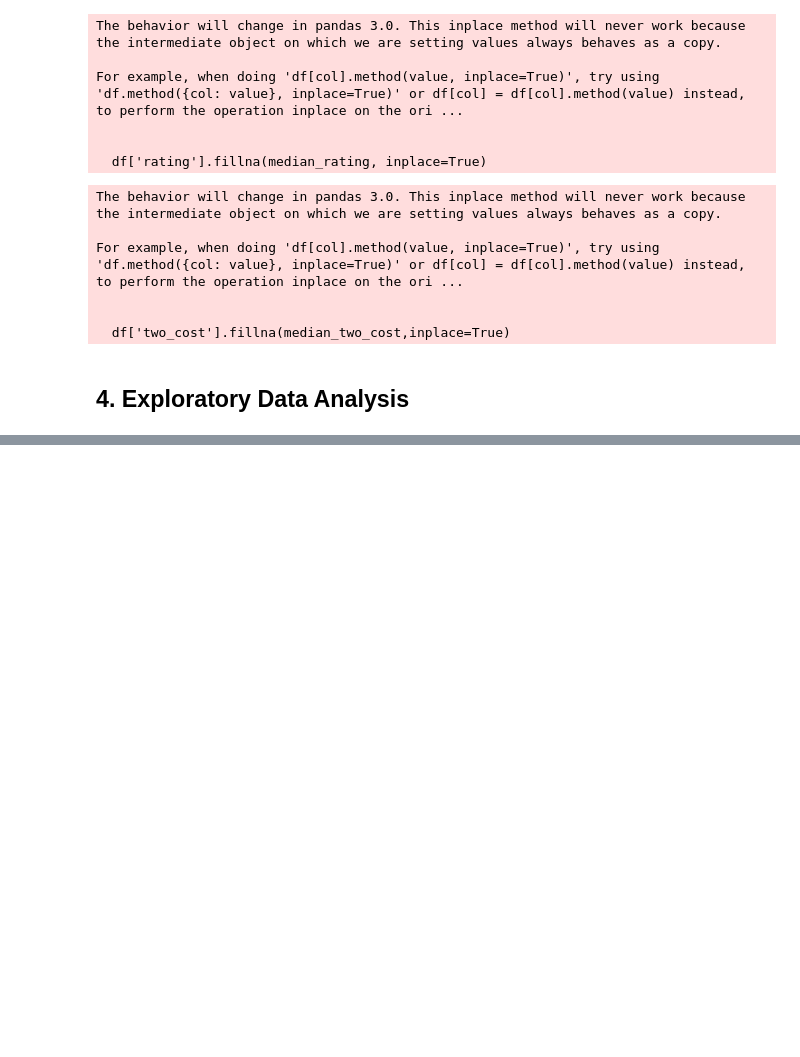
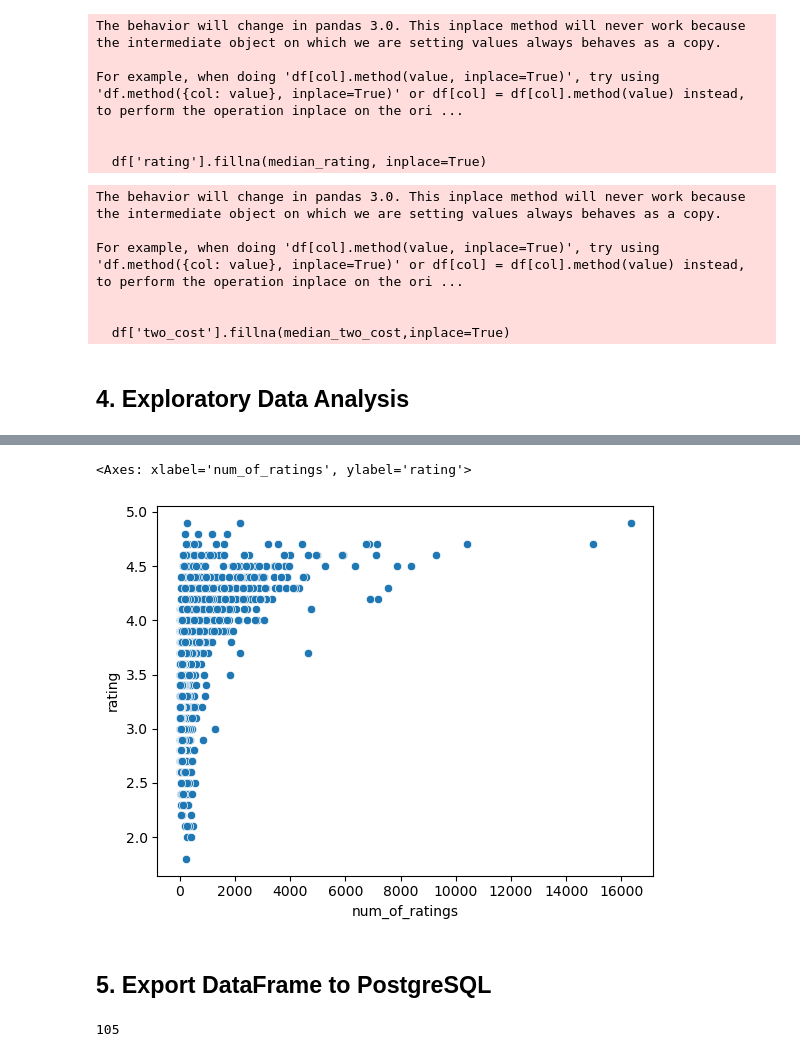
Before and after one commit to gauravvxv/Zomato-Restaurants-Analysis, a Jupyter notebook: Notebook/Zomato.ipynb, the cells around one changed output, grey strips where cells are left out. Saved outputs shown, nothing was run; the diff lists cells and outputs as text; code cells hidden in the pictures; blank space fills up the shorter version.

```diff
--- a/Notebook/Zomato.ipynb
+++ b/Notebook/Zomato.ipynb
@@ -139,0 +221,7 @@ df.describe()
+# %%
+sns.scatterplot(data =  df, x = 'num_of_ratings',y = 'rating')
+# %% [output]
+<Axes: xlabel='num_of_ratings', ylabel='rating'>
+[figure, added]
+# %% [markdown]
+## 5. Export DataFrame to PostgreSQL
@@ -139,0 +233,4 @@ df.describe()
+# %%
+df.to_sql('restaurants',engine,if_exists='replace',index=False)
+# %% [output]
+105
```
Also changed, not shown: parts of 15 cells of this notebook, 2 other files.
